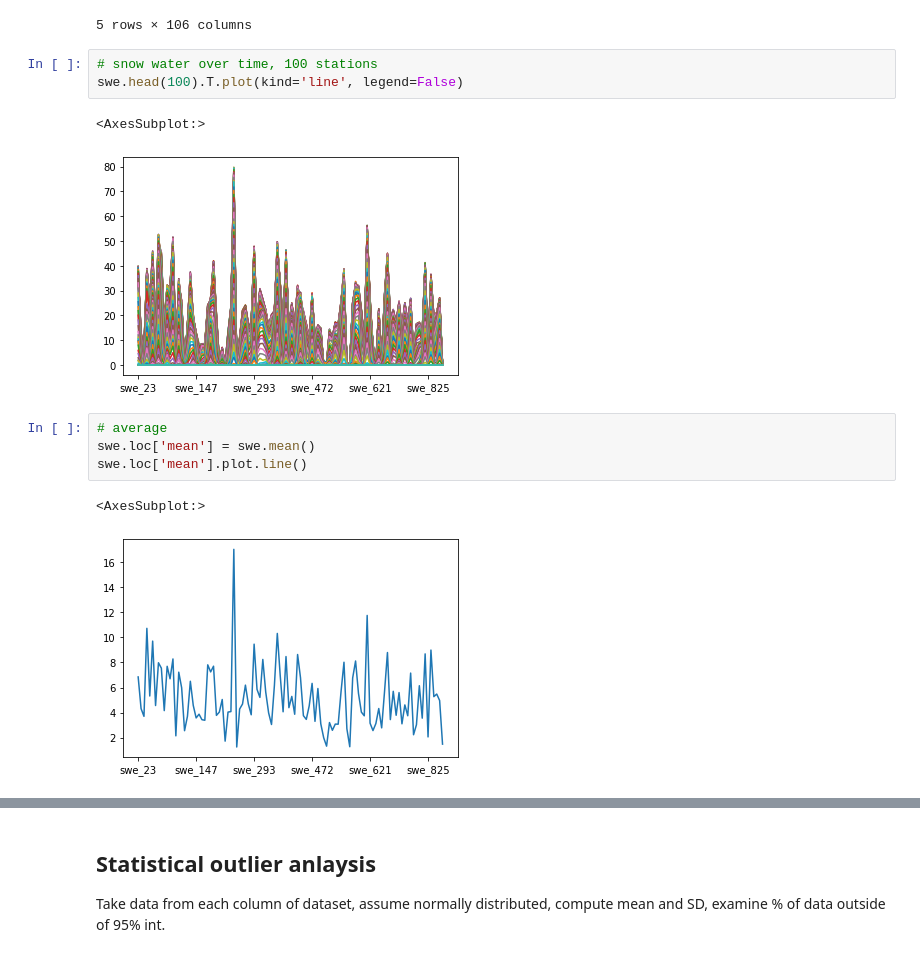
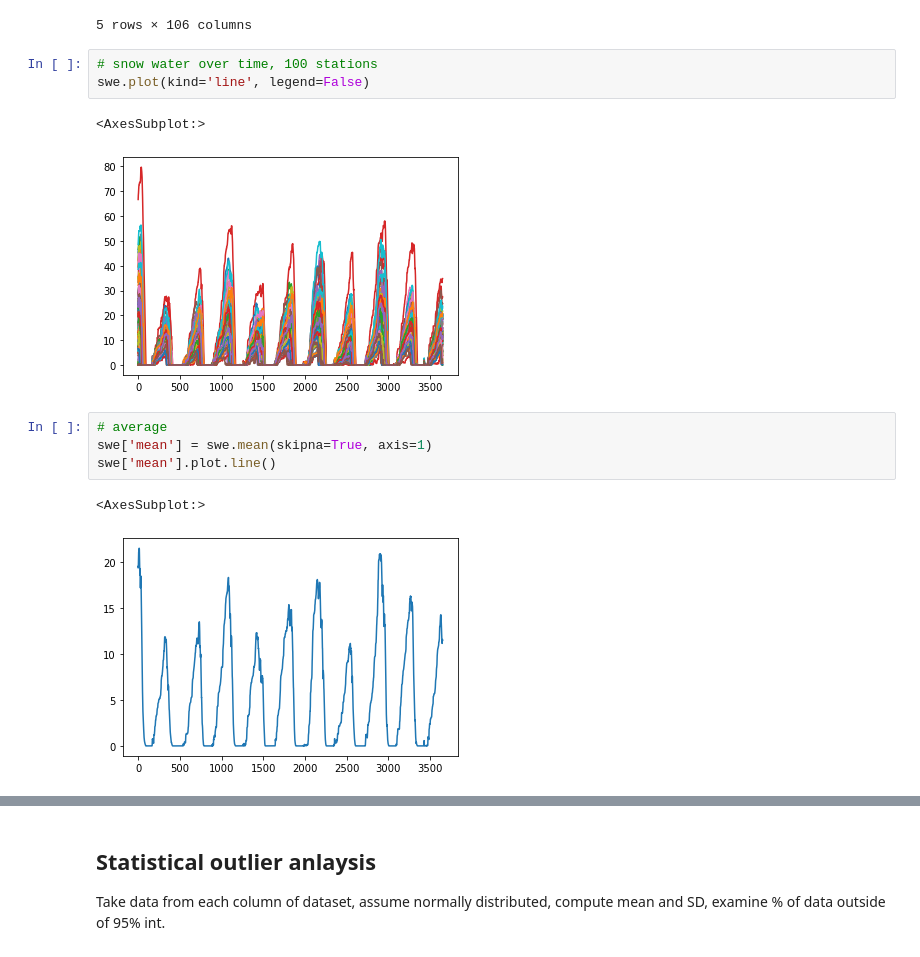
Before and after one commit to DSTG1/team-project, a Jupyter notebook: outliers.ipynb, the cells around one changed output, grey strips where cells are left out. Saved outputs shown, nothing was run; the diff lists cells and outputs as text.

```diff
--- a/outliers.ipynb
+++ b/outliers.ipynb
@@ -66,15 +64,15 @@ swe.head()
 5 rows × 106 columns
 # %%
 # snow water over time, 100 stations
-swe.head(100).T.plot(kind='line', legend=False)
+swe.plot(kind='line', legend=False)
 # %% [output]
 <AxesSubplot:>
-[figure, old version]
+[figure, new version]
 # %%
 # average
-swe.loc['mean'] = swe.mean()
-swe.loc['mean'].plot.line()
+swe['mean'] = swe.mean(skipna=True, axis=1)
+swe['mean'].plot.line()
 # %% [output]
 <AxesSubplot:>
-[figure, old version]
+[figure, new version]
 # %%
```
Also changed, not shown: parts of 11 cells of this notebook.
